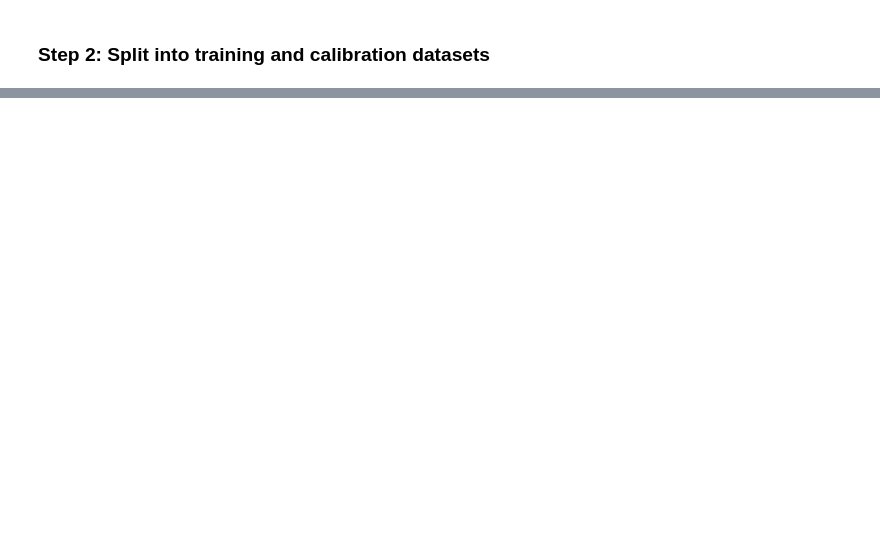
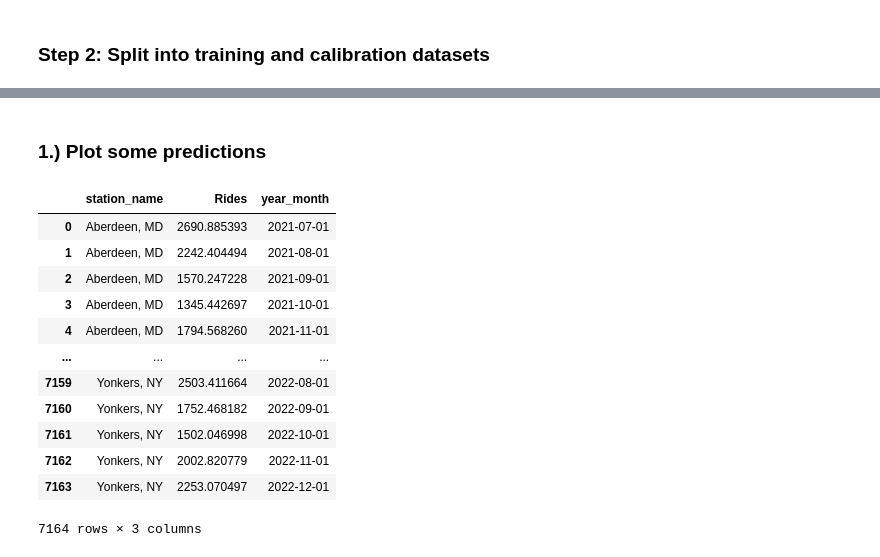
Before and after one commit to statzenthusiast921/amtrak_analysis, a Jupyter notebook: scripts/Forecasting Amtrak Ridership Data 07.18.24.ipynb, the cells around one changed output, grey strips where cells are left out. Cells and saved outputs as stored; diff of their text form; code cells hidden in the pictures; blank space fills up the shorter version.

```diff
--- a/scripts/Forecasting Amtrak Ridership Data 07.18.24.ipynb
+++ b/scripts/Forecasting Amtrak Ridership Data 07.18.24.ipynb
@@ -402,0 +461,38 @@ Optimization terminated successfully.
+# %% [markdown]
+### 1.) Plot some predictions
+# %%
+start_date = '2021-07-01'
+end_date = '2022-12-01'
+future_dates = pd.date_range(start=start_date, end=end_date, freq='MS')
+
+future_dates_list = future_dates.strftime('%Y-%m-%d').tolist()
+
+# Arrange the predictions in the same structure as the original data
+dict_df = pd.DataFrame(future_predictions)
+preds = pd.melt(dict_df, var_name='station_name', value_name='Rides')
+
+
+# Number of stations
+num_stns = len(preds['station_name'].unique())
+
+# Create a DataFrame with the date list repeated for each city
+date_series = pd.Series(future_dates_list * num_stns)
+
+# Add the date column to the original DataFrame
+preds['year_month'] = date_series.values
+
+preds
+# %% [output]
+|  | station_name | Rides | year_month |
+| 0 | Aberdeen, MD | 2690.885393 | 2021-07-01 |
+| 1 | Aberdeen, MD | 2242.404494 | 2021-08-01 |
+| 2 | Aberdeen, MD | 1570.247228 | 2021-09-01 |
+| 3 | Aberdeen, MD | 1345.442697 | 2021-10-01 |
+| 4 | Aberdeen, MD | 1794.568260 | 2021-11-01 |
+| ... | ... | ... | ... |
+| 7159 | Yonkers, NY | 2503.411664 | 2022-08-01 |
+| 7160 | Yonkers, NY | 1752.468182 | 2022-09-01 |
+| 7161 | Yonkers, NY | 1502.046998 | 2022-10-01 |
+| 7162 | Yonkers, NY | 2002.820779 | 2022-11-01 |
+| 7163 | Yonkers, NY | 2253.070497 | 2022-12-01 |
+7164 rows × 3 columns
```
Also changed, not shown: parts of 20 cells of this notebook.
